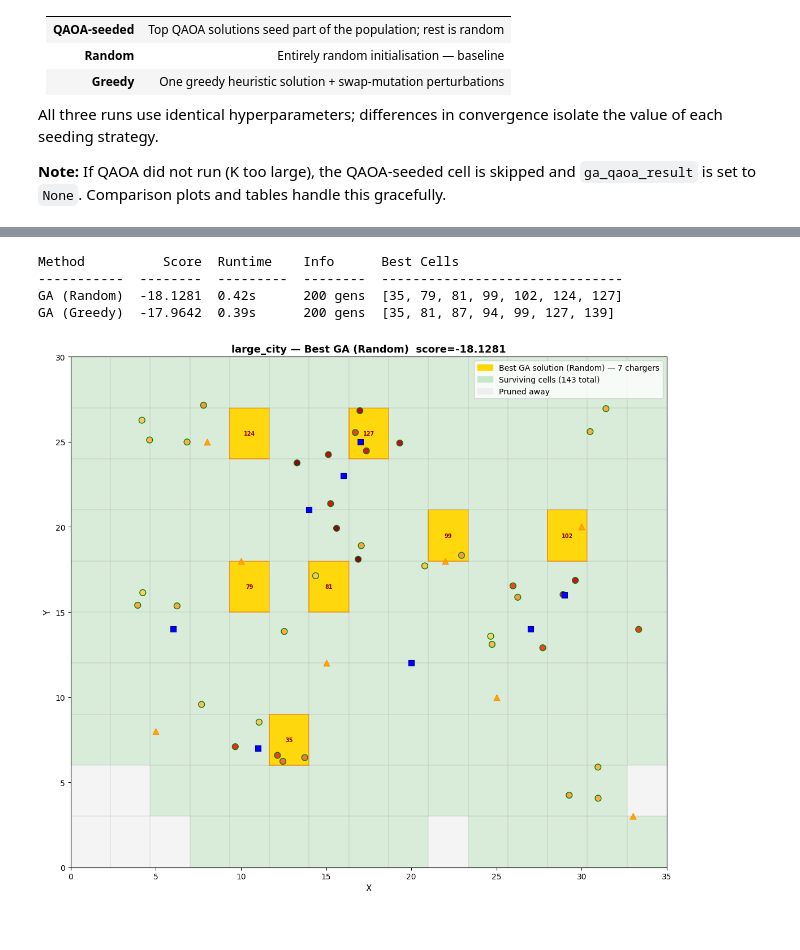
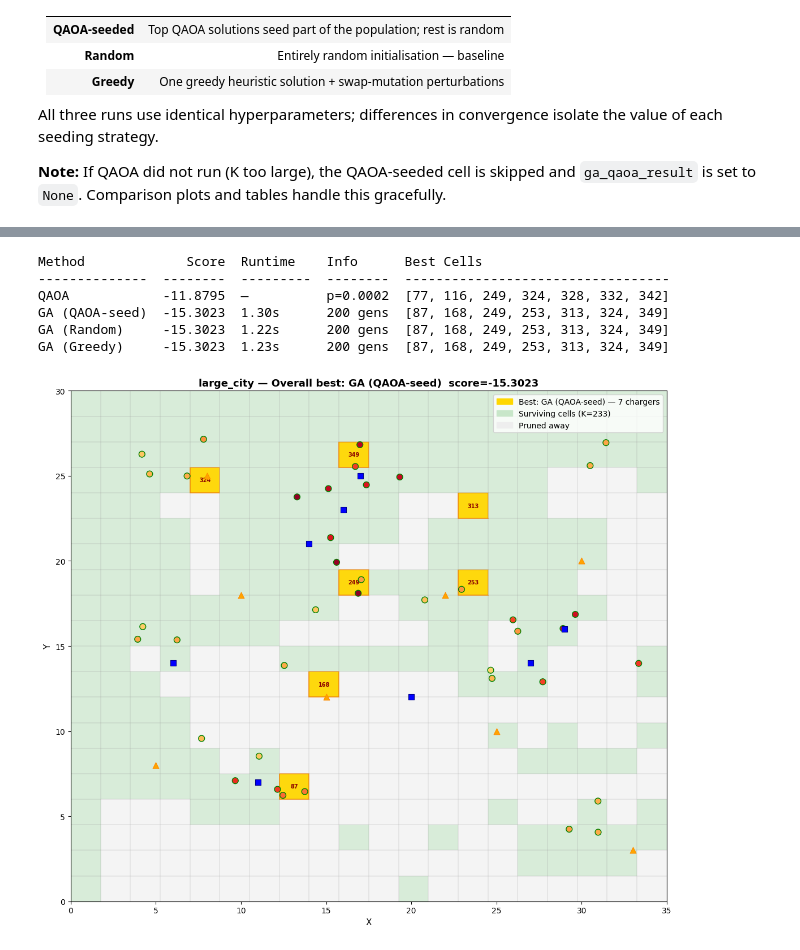
Before and after one commit to Abhi-Muvva/HGQA, a Jupyter notebook: notebooks/HGQA_mk07.ipynb, the cells around one changed output, grey strips where cells are left out. Saved outputs shown, nothing was run; the diff lists cells and outputs as text; code cells hidden in the pictures.

```diff
--- a/notebooks/HGQA_mk07.ipynb
+++ b/notebooks/HGQA_mk07.ipynb
@@ -86,7 +86,7 @@ Y_MIN, Y_MAX             = data['y_min'], data['y_max']
 
 SCALE_FACTOR = 5.0
 MIN_WEIGHT   = 0.5
-N_QUBITS     = 150   # small_city→100 | medium→196 | large→256 | metro→450
+N_QUBITS     = 400   # small_city→100 | medium→196 | large→256 | metro→450
 # %% [output]
 Dataset: large_city
   40 POIs, dense downtown + commercial + suburban, m=7. MPS-QAOA territory.
@@ -792,7 +907,7 @@ if full_optimal_score is not None:
     rows.append(['Brute Force', f'{full_optimal_score:.6f}', '—', '—',
                  sorted(full_optimal_cells)])
 
-if qaoa_results_cells is not None:
+if qaoa_results_cells:  # guard against empty list (no feasible shots sampled)
     q_score, q_cells, q_prob = qaoa_results_cells[0]
     rows.append(['QAOA', f'{q_score:.6f}', '—', f'p={q_prob:.4f}', q_cells])
 
@@ -816,35 +931,48 @@ print(tabulate(
     tablefmt='simple',
 ))
 # %% [output]
-Method          Score  Runtime    Info      Best Cells
------------  --------  ---------  --------  -------------------------------
-GA (Random)  -18.1281  0.42s      200 gens  [35, 79, 81, 99, 102, 124, 127]
-GA (Greedy)  -17.9642  0.39s      200 gens  [35, 81, 87, 94, 99, 127, 139]
+Method             Score  Runtime    Info      Best Cells
+--------------  --------  ---------  --------  ----------------------------------
+QAOA            -11.8795  —          p=0.0002  [77, 116, 249, 324, 328, 332, 342]
+GA (QAOA-seed)  -15.3023  1.30s      200 gens  [87, 168, 249, 253, 313, 324, 349]
+GA (Random)     -15.3023  1.22s      200 gens  [87, 168, 249, 253, 313, 324, 349]
+GA (Greedy)     -15.3023  1.23s      200 gens  [87, 168, 249, 253, 313, 324, 349]
 # %%
 # ─────────────────────────────────────────────────────────────────────────────
-# 20. Best solution — grid visualization
-#     Gold  = selected by best GA mode
+# 23. Best solution — grid visualization
+#     Compares ALL methods (BF, QAOA, GA×3) and highlights the globally best.
+#     Gold  = chosen charger cells
 #     Green = surviving (not selected)
 #     Gray  = pruned away
 # ─────────────────────────────────────────────────────────────────────────────
 
-valid_ga = {k: v for k, v in {
-    'QAOA-seed': ga_qaoa_result,
-    'Random':    ga_random_result,
-    'Greedy':    ga_greedy_result,
-}.items() if v is not None}
+# Build a flat dict of every available result: label → (score, cells_list)
+all_candidates = {}
+if full_optimal_score is not None:
+    all_candidates['Brute Force'] = (full_optimal_score, sorted(full_optimal_cells))
+if qaoa_results_cells:  # guard against empty list (no feasible shots sampled)
+    q_score, q_cells, _ = qaoa_results_cells[0]
+    all_candidates['QAOA'] = (q_score, list(q_cells))
+for label, result in [
+    ('GA (QAOA-seed)', ga_qaoa_result),
+    ('GA (Random)',    ga_random_result),
+    ('GA (Greedy)',    ga_greedy_result),
+]:
+    if result is not None:
+        all_candidates[label] = (result['best_score'], result['best_solution'])
 
-best_label  = min(valid_ga, key=lambda k: valid_ga[k]['best_score'])
-best_result = valid_ga[best_label]
-best_set    = set(best_result['best_solution'])
-surv_set    = set(surviving_cells)
+overall_best_label  = min(all_candidates, key=lambda k: all_candidates[k][0])
+overall_best_score  = all_candidates[overall_best_label][0]
+overall_best_cells  = all_candidates[overall_best_label][1]
+overall_best_set    = set(overall_best_cells)
+surv_set            = set(surviving_cells)
 
 num_rows = plot_deets['num_rows']
 num_cols = plot_deets['num_cols']
 cell_w   = plot_deets['cell_w']
 cell_h   = plot_deets['cell_h']
 
-fig, ax = plt.subplots(figsize=(12, 10))
+fig_best, ax = plt.subplots(figsize=(12, 10))
 ax.set_facecolor('#f8f8f8')
 
 for i in range(num_cols + 1):
@@ -854,7 +982,7 @@ for j in range(num_rows + 1):
 
 for gid, info in grid_details.items():
     cx, cy = info['x_start'], info['y_start']
-    if gid in best_set:
+    if gid in overall_best_set:
         color, alpha, edge, ew = 'gold', 0.95, 'darkorange', 1.2
     elif gid in surv_set:
         color, alpha, edge, ew = '#c8e6c9', 0.65, 'lightgray', 0.15
@@ -863,43 +991,40 @@ for gid, info in grid_details.items():
     ax.add_patch(plt.Rectangle(
         (cx, cy), cell_w, cell_h,
         facecolor=color, alpha=alpha, edgecolor=edge, linewidth=ew,
     ))
-    if gid in best_set:
+    if gid in overall_best_set:
         ax.text(cx + cell_w / 2, cy + cell_h / 2, str(gid),
                 ha='center', va='center', fontsize=7, fontweight='bold', color='darkred')
 
 if points_of_interest:
     ax.scatter([p[0] for p in points_of_interest],
                [p[1] for p in points_of_interest],
                c=[p[2] for p in points_of_interest], cmap='YlOrRd',
                edgecolors='green', linewidths=1, s=60, vmin=0, vmax=1, zorder=5)
 if existing_charging_points:
     ax.scatter(*zip(*existing_charging_points), color='blue', marker='s',
                s=60, zorder=5, edgecolors='darkblue', linewidths=0.8)
 if gas_stations:
     ax.scatter(*zip(*gas_stations), color='orange', marker='^',
                s=60, zorder=5, edgecolors='darkorange', linewidths=0.8)
 
 legend_patches = [
-    mpatches.Patch(color='gold',    label=f'Best GA solution ({best_label}) — {M} chargers'),
-    mpatches.Patch(color='#c8e6c9', label=f'Surviving cells ({K} total)'),
+    mpatches.Patch(color='gold',    label=f'Best: {overall_best_label} — {M} chargers'),
+    mpatches.Patch(color='#c8e6c9', label=f'Surviving cells (K={K})'),
     mpatches.Patch(color='#eeeeee', label='Pruned away'),
 ]
 ax.legend(handles=legend_patches, loc='upper right', fontsize=10)
-
-ax.set_xlim(X_MIN, X_MAX)
-ax.set_ylim(Y_MIN, Y_MAX)
-ax.set_xlabel('X', fontsize=11)
-ax.set_ylabel('Y', fontsize=11)
+ax.set_xlim(X_MIN, X_MAX); ax.set_ylim(Y_MIN, Y_MAX)
+ax.set_xlabel('X', fontsize=11); ax.set_ylabel('Y', fontsize=11)
 ax.set_title(
-    f"{data['dataset_name']} — Best GA ({best_label})  score={best_result['best_score']:.4f}",
+    f"{data['dataset_name']} — Overall best: {overall_best_label}  score={overall_best_score:.4f}",
     fontsize=13, fontweight='bold',
 )
 ax.set_aspect('equal')
 plt.tight_layout()
 plt.show()
 # %% [output]
-[figure, old version]
+[figure, new version]
 # %%
 # ─────────────────────────────────────────────────────────────────────────────
 # 21. Pipeline summary
```
Also changed, not shown: parts of 18 cells of this notebook, 54 other files.
